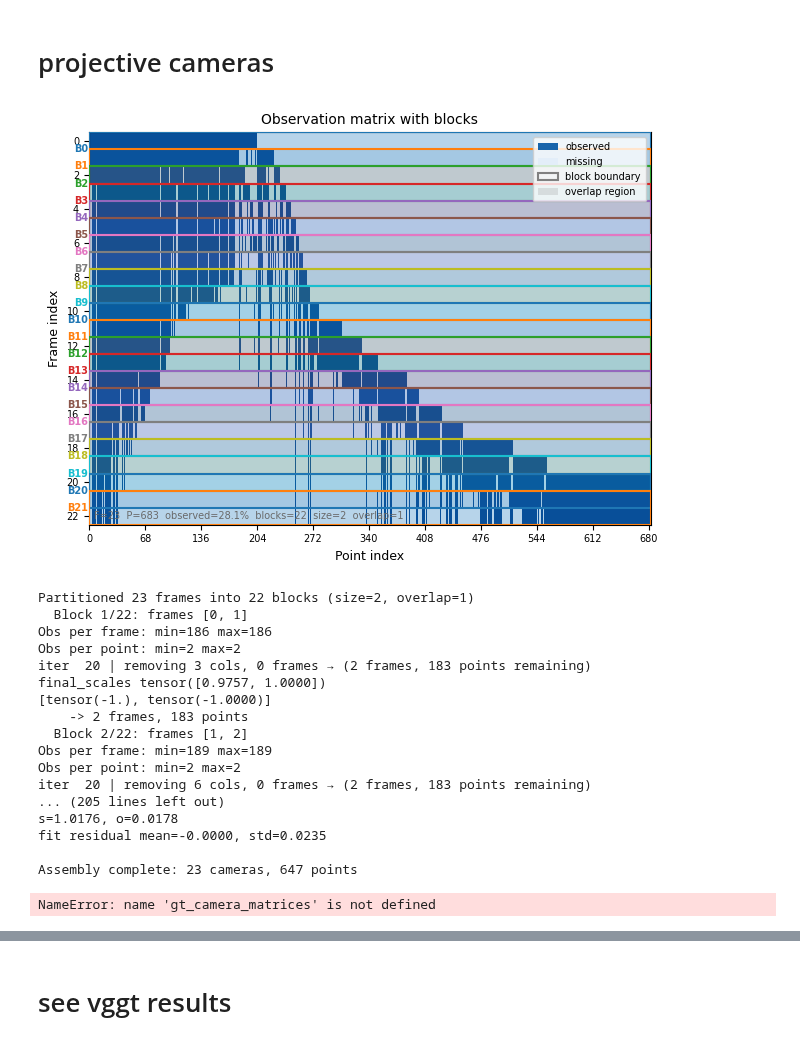
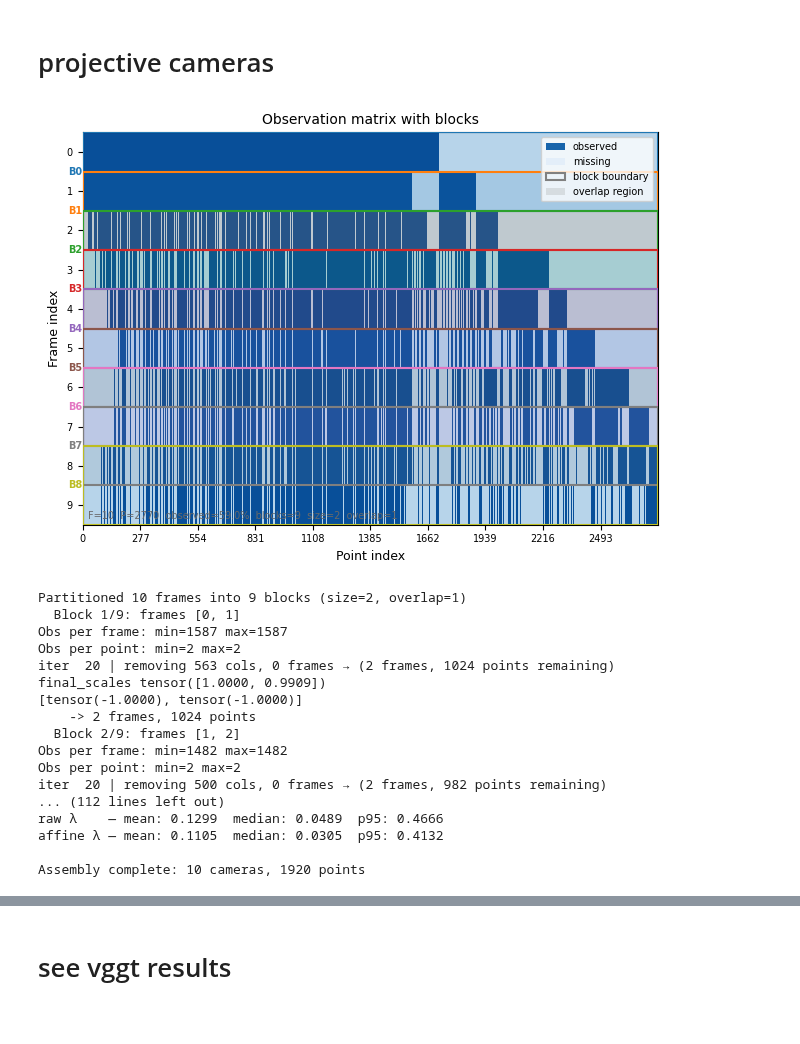
Before and after one commit to manel-ferreira-01/trackers, a Jupyter notebook: test.ipynb, the cells around one changed output, grey strips where cells are left out. Drawn from its saved outputs; the diff is of its cells as text; code cells hidden in the pictures.

```diff
--- a/test.ipynb
+++ b/test.ipynb
@@ -209,8 +197,8 @@ frame_cut = max(20, len(video_tensor_full))
 #frame_skip = 1
 #frame_cut = 14
 frame_start = 0
-frame_skip = 10
-frame_cut = 100
+frame_skip = 1
+frame_cut = 10
 video_tensor = torch.cat([(frame).unsqueeze(0) for frame in video_tensor_full]).unsqueeze(0)[:,frame_start:frame_cut:frame_skip,...] # 1, time, H, W, 3
 video_tensor = torch.clip(video_tensor, -1, 1)
 num_frames = video_tensor.shape[1]
@@ -631,3 +715,18 @@ _print_time("COLMAP",          "time_colmap")
+# %%
+# Worst rotation-error experiment(s) in multiview_vars
+rows = []
+for frames, v in interest_vars.items():
+    rot = v.get("mean_dir_error", np.nan)
+    if rot is not None and not np.isnan(rot):
+        rows.append((rot, frames, v))
+
+rows.sort(key=lambda x: x[0], reverse=True)
+
+top_k = 5
+for rot, frames, v in rows[:top_k]:
+    names = [data[i] for i in frames] if "data" in globals() else list(frames)
+    print(f"rot={rot:.2f}°  frames={list(frames)}")
+    print(f"images={names}\n")
 # %% [markdown]
 # Another depth estimator model
 # %%
@@ -691,8 +821,8 @@ if 1:
     obs_mat = build_and_filter_combinatory_obs(
         video_tensor[0],
         device=device,
-        window_size=6,
-        min_entries=2,
+        window_size=5,
+        min_entries=1,
         plot=True,
     )
 else:
@@ -708,6 +838,6 @@ Remaining shape: torch.Size([20, 1022])
 # %%
 from auxiliar.geometric_filter import geometric_filter_obs
 
-obs_clean, inlier_mask = geometric_filter_obs(obs_mat,mode="H", ransac_thresh=5)
+obs_clean, inlier_mask = geometric_filter_obs(obs_mat,mode="F", ransac_thresh=5)
 plt.imshow(obs_clean.cpu().numpy(), aspect='auto', cmap='viridis', interpolation="none")
 # %% [output]
@@ -1351,7 +1542,7 @@ print(f"Average Translation Direction Error: {result['mean_dir']:.4f}°")
 
 k3d_3d_plot(shape, camera_input=cam_lists)
 # %%
-
+%autoreload 2
 from src.block_reconstruction import run_block_reconstruction
 from auxiliar.plot_blocks import plot_matrix_blocks
 import importlib, src.mat_compl, src.projective_reconstruction
@@ -1361,56 +1552,61 @@ importlib.reload(src.projective_reconstruction)
 from src.projective_reconstruction import run_projective_reconstruction
 from src.projective_factorization import compare_3x4_trajectories
 import src.projective_reconstruction as proj_rec
+from auxiliar.depth_tensor_viz import k3d_3d_plot
 
 run_kwargs = dict(
     iters=200,
     num_scale_iters=1,
     offset_mode="normalize",
     removal_iters=(20,20),
     min_obs=2)
 
 
 fig, ax = plot_matrix_blocks(lambda_mat, block_size=2, overlap=1)
 plt.show()
 
 rec = run_block_reconstruction(
     W_mat=W_mat,
     lambda_mat=lambda_mat,
     run_kwargs=run_kwargs,
     block_size = 2,
-    overlap =1,
-    min_common = 4)
+    overlap = 1,
+    min_common = 10)
 
 cam_lists = rec["cam_lists"]
 current_scales = rec["global_scales"]
 total_offsets = rec["global_offsets"]
 
 sorted_ids = sorted(rec['shape_dict'].keys())
 shape = torch.stack([rec['shape_dict'][i] for i in sorted_ids], dim=1).cpu()  # (3, P)
+M = torch.stack(cam_lists, dim=0).reshape(-1, 4)  # (3F, 4)
 
-gt_cams = gt_camera_matrices[frame_start:frame_cut:frame_skip]
-result = compare_3x4_trajectories(cam_lists, gt_cams)
-print(f"Average Rotation Error:            {result['mean_rot']:.4f}°")
-print(f"Average Translation Direction Error: {result['mean_dir']:.4f}°")
+W_lam_global = M @ torch.cat([shape, torch.ones(1, shape.shape[1], device=shape.device)], dim=0)  # (3F, P)
+lam_global = W_lam_global[2::3]
+W_global = W_lam_global / lam_global.repeat_interleave(3, dim=0)
+
+#gt_cams = gt_camera_matrices[frame_start:frame_cut:frame_skip]
+#result = compare_3x4_trajectories(cam_lists, gt_cams)
+#print(f"Average Rotation Error:            {result['mean_rot']:.4f}°")
+#print(f"Average Translation Direction Error: {result['mean_dir']:.4f}°")
 
 k3d_3d_plot(shape, camera_input=rec["cam_lists"], scale=100)
 # %% [output]
-[figure, old version]
+[figure, new version]
-Partitioned 23 frames into 22 blocks (size=2, overlap=1)
-  Block 1/22: frames [0, 1]
-Obs per frame: min=186 max=186
+Partitioned 10 frames into 9 blocks (size=2, overlap=1)
+  Block 1/9: frames [0, 1]
+Obs per frame: min=1587 max=1587
 Obs per point: min=2 max=2
-iter  20 | removing 3 cols, 0 frames → (2 frames, 183 points remaining)
-final_scales tensor([0.9757, 1.0000])
-[tensor(-1.), tensor(-1.0000)]
-    -> 2 frames, 183 points
-  Block 2/22: frames [1, 2]
-Obs per frame: min=189 max=189
+iter  20 | removing 563 cols, 0 frames → (2 frames, 1024 points remaining)
+final_scales tensor([1.0000, 0.9909])
+[tensor(-1.0000), tensor(-1.0000)]
+    -> 2 frames, 1024 points
+  Block 2/9: frames [1, 2]
+Obs per frame: min=1482 max=1482
 Obs per point: min=2 max=2
-iter  20 | removing 6 cols, 0 frames → (2 frames, 183 points remaining)
-... (205 lines left out)
-s=1.0176, o=0.0178
-fit residual mean=-0.0000, std=0.0235
+iter  20 | removing 500 cols, 0 frames → (2 frames, 982 points remaining)
+... (112 lines left out)
+raw λ    — mean: 0.1299  median: 0.0489  p95: 0.4666
+affine λ — mean: 0.1105  median: 0.0305  p95: 0.4132
 
-Assembly complete: 23 cameras, 647 points
+Assembly complete: 10 cameras, 1920 points
-NameError: name 'gt_camera_matrices' is not defined
```
Also changed, not shown: parts of 33 cells of this notebook, 7 other files.
